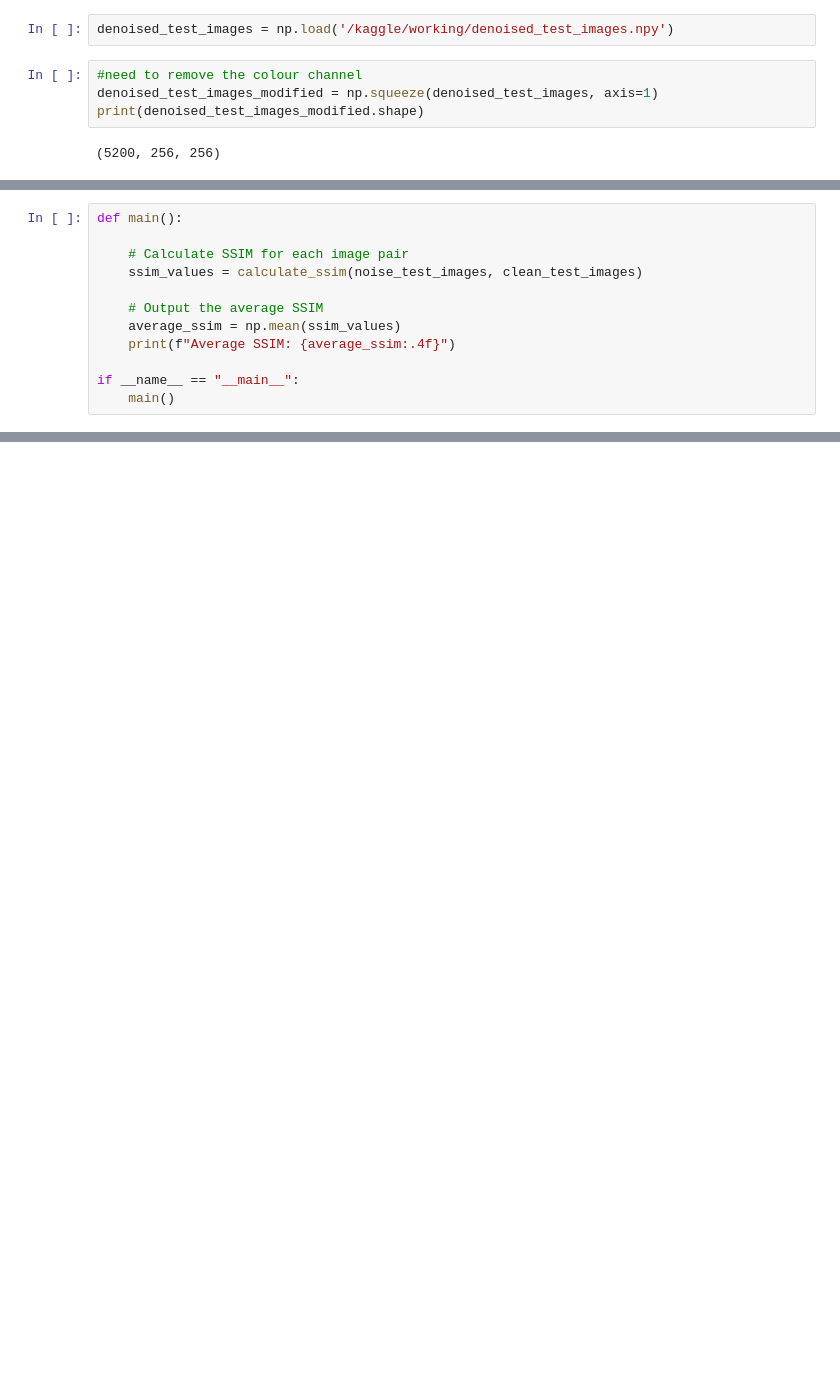
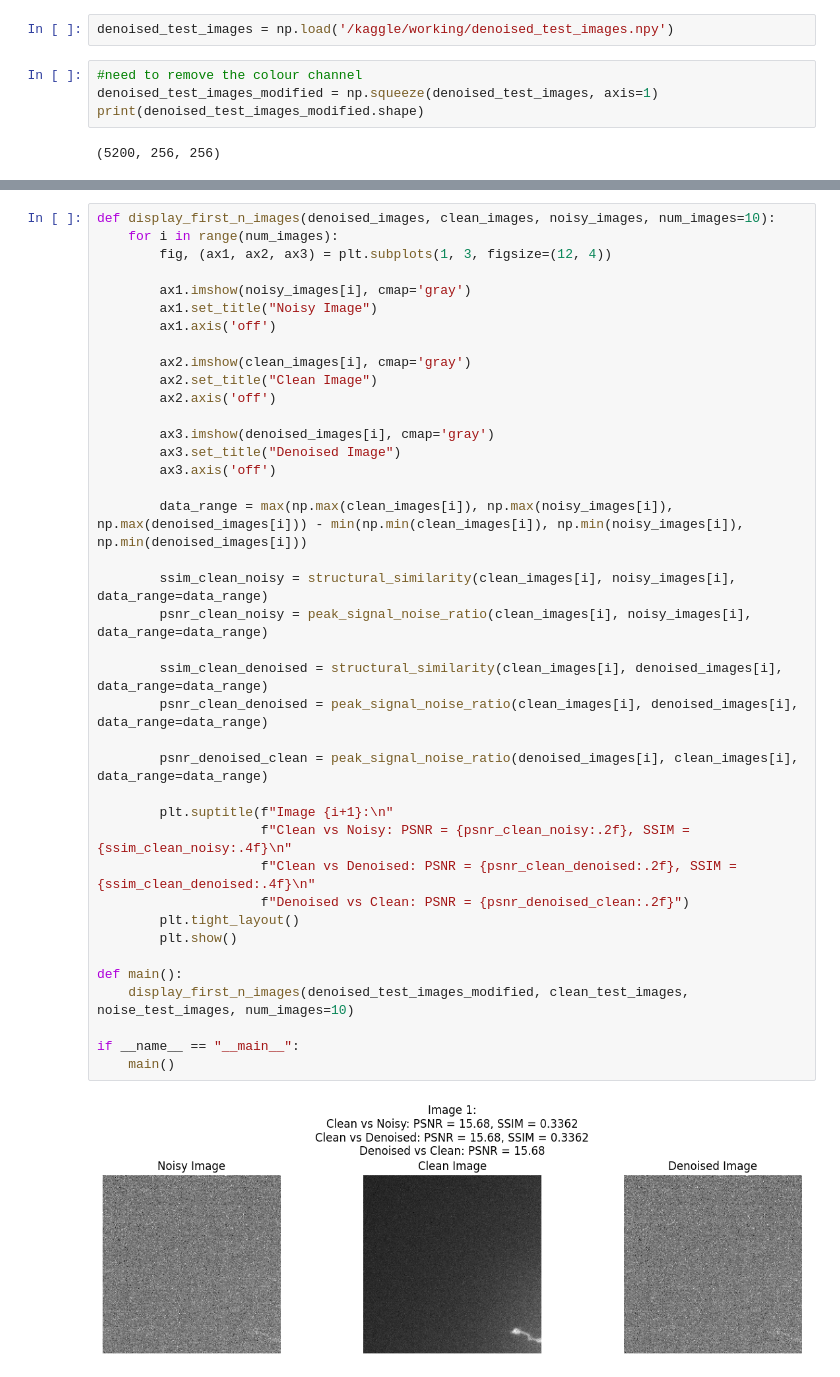
Before and after one commit to Kyan148369/ML, a Jupyter notebook: segmentation-and-denoising.ipynb, the cells around one changed output, grey strips where cells are left out. Drawn from its saved outputs; the diff is of its cells as text; blank space fills up the shorter version.

```diff
--- a/segmentation-and-denoising.ipynb
+++ b/segmentation-and-denoising.ipynb
@@ -682,12 +695,0 @@ Average SSIM: 0.4746
-# %%
-def main():
-
-    # Calculate SSIM for each image pair
-    ssim_values = calculate_ssim(noise_test_images, clean_test_images)
-
-    # Output the average SSIM
-    average_ssim = np.mean(ssim_values)
-    print(f"Average SSIM: {average_ssim:.4f}")
-
-if __name__ == "__main__":
-    main()
@@ -699,0 +696,41 @@ tensor(6.4000)
+# %%
+def display_first_n_images(denoised_images, clean_images, noisy_images, num_images=10):
+    for i in range(num_images):
+        fig, (ax1, ax2, ax3) = plt.subplots(1, 3, figsize=(12, 4))
+
+        ax1.imshow(noisy_images[i], cmap='gray')
+        ax1.set_title("Noisy Image")
+        ax1.axis('off')
+
+        ax2.imshow(clean_images[i], cmap='gray')
+        ax2.set_title("Clean Image")
+        ax2.axis('off')
+
+        ax3.imshow(denoised_images[i], cmap='gray')
+        ax3.set_title("Denoised Image")
+        ax3.axis('off')
+
+        data_range = max(np.max(clean_images[i]), np.max(noisy_images[i]), np.max(denoised_images[i])) - min(np.min(clean_images[i]), np.min(noisy_images[i]), np.min(denoised_images[i]))
+
+        ssim_clean_noisy = structural_similarity(clean_images[i], noisy_images[i], data_range=data_range)
+        psnr_clean_noisy = peak_signal_noise_ratio(clean_images[i], noisy_images[i], data_range=data_range)
+
+        ssim_clean_denoised = structural_similarity(clean_images[i], denoised_images[i], data_range=data_range)
+        psnr_clean_denoised = peak_signal_noise_ratio(clean_images[i], denoised_images[i], data_range=data_range)
+
+        psnr_denoised_clean = peak_signal_noise_ratio(denoised_images[i], clean_images[i], data_range=data_range)
+
+        plt.suptitle(f"Image {i+1}:\n"
+                     f"Clean vs Noisy: PSNR = {psnr_clean_noisy:.2f}, SSIM = {ssim_clean_noisy:.4f}\n"
+                     f"Clean vs Denoised: PSNR = {psnr_clean_denoised:.2f}, SSIM = {ssim_clean_denoised:.4f}\n"
+                     f"Denoised vs Clean: PSNR = {psnr_denoised_clean:.2f}")
+        plt.tight_layout()
+        plt.show()
+
+def main():
+    display_first_n_images(denoised_test_images_modified, clean_test_images, noise_test_images, num_images=10)
+
+if __name__ == "__main__":
+    main()
+# %% [output]
+[figure, added]
```
Also changed, not shown: parts of 22 cells of this notebook.
